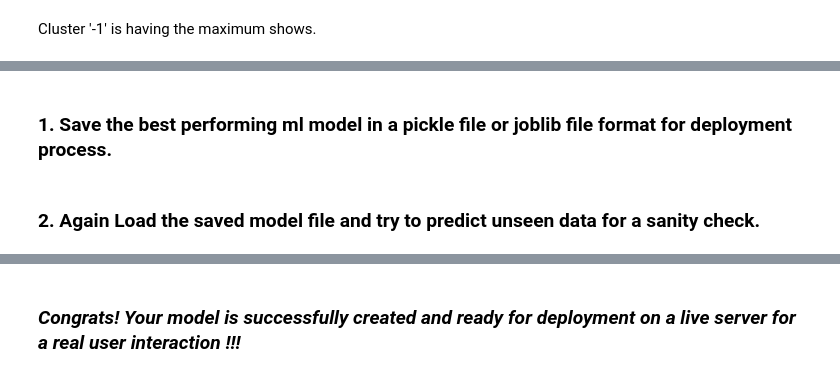
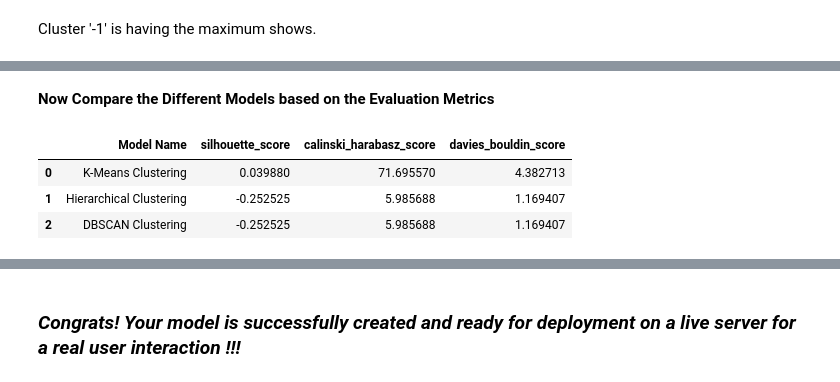
Before and after one commit to KiranKokateGitHub/Netflix-Movies-and-TV-Shows-Clustering_UnsupervisedML, a Jupyter notebook: Kiran_unsupervisedML.ipynb, the cells around one changed output, grey strips where cells are left out. Drawn from its saved outputs; the diff is of its cells as text; code cells hidden in the pictures.

```diff
--- a/Kiran_unsupervisedML.ipynb
+++ b/Kiran_unsupervisedML.ipynb
@@ -1568,6 +1564,7 @@ def evl_cl_md(model, X , Y_predict):
     print('Evaluation result are as below: :\n')
     # silhouette_score
     sil_score = silhouette_score(X, Y_predict)
+    mnk= silhouette_score(X, Y_predict)
     ch_score = calinski_harabasz_score(X, Y_predict)
     db_score = davies_bouldin_score(X, Y_predict)
 
@@ -1580,7 +1577,9 @@ def evl_cl_md(model, X , Y_predict):
 
     # Data baking
     met = ['Silhouette score', 'Calinski-Harabasz score', 'Davies-Bouldin score']
+    K_met = ['Silhouette score', 'Calinski-Harabasz score', 'Davies-Bouldin score']
     evl_result = [sil_score, ch_score, db_score]
+    K_evl_result = [sil_score, ch_score, db_score]
 
     # Let's Create a evaluation dataframe
     evl_df = pd.DataFrame({'Evl Metrics': met,
@@ -2066,6 +2070,7 @@ def dbscan_clu_evl(model, X , Y_predict):
     print('*~'*40)
     print('Evaluation result are :\n')
     sil_score = silhouette_score(X, Y_predict)
+    mnk = silhouette_score(X, Y_predict)
     ch_score = calinski_harabasz_score(X, Y_predict)
     db_score = davies_bouldin_score(X, Y_predict)
 
@@ -2079,6 +2084,10 @@ def dbscan_clu_evl(model, X , Y_predict):
     # Data
     met = ['Silhouette score', 'Calinski-Harabasz score', 'Davies-Bouldin score']
     evl_result = [sil_score, ch_score, db_score]
+
+    db_met = ['Silhouette score', 'Calinski-Harabasz score', 'Davies-Bouldin score']
+    db_evl_result = [sil_score, ch_score, db_score]
+
 
     # Create the dataframe
     evl_df = pd.DataFrame({'Evaluation Metrics': met,
@@ -2714,2 +2186,0 @@ Answer Here.
-# %% [markdown]
-### 1. Save the best performing ml model in a pickle file or joblib file format for deployment process.
@@ -2718,2 +2186,0 @@ Answer Here.
-# %% [markdown]
-### 2. Again Load the saved model file and try to predict unseen data for a sanity check.
@@ -2721,0 +2187,22 @@ Answer Here.
+# %% [markdown]
+**Now Compare the Different Models based on the Evaluation Metrics**
+# %%
+# Creating a dataframe containing performance metrics for all constructed models.
+
+# Data
+model=['K-Means Clustering','Hierarchical Clustering','DBSCAN Clustering']
+silhoue_score=[K_eval['silhouette'], cc['silhouette'], dbscan_evl['silhouette']]
+calin_harab_score=[K_eval['ch_score'], cc['ch_score'], dbscan_evl['ch_score']]
+dav_boul_score=[K_eval['db_score'], cc['db_score'], dbscan_evl['db_score']]
+
+# Create a dataframe
+models_evl_df = pd.DataFrame({'Model Name': model, 'silhouette_score': silhoue_score,
+                                     'calinski_harabasz_score': calin_harab_score,
+                                     'davies_bouldin_score':dav_boul_score})
+# Print the Dataframe
+models_evl_df
+# %% [output]
+|  | Model Name | silhouette_score | calinski_harabasz_score | davies_bouldin_score |
+| 0 | K-Means Clustering | 0.039880 | 71.695570 | 4.382713 |
+| 1 | Hierarchical Clustering | -0.252525 | 5.985688 | 1.169407 |
+| 2 | DBSCAN Clustering | -0.252525 | 5.985688 | 1.169407 |
```
Also changed, not shown: parts of 281 cells of this notebook.
